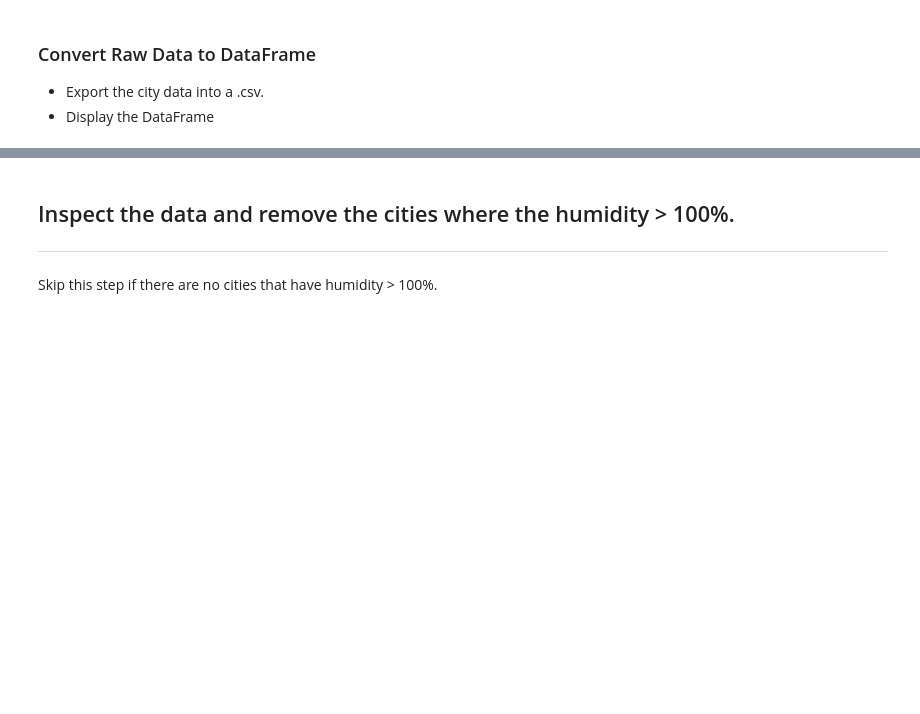
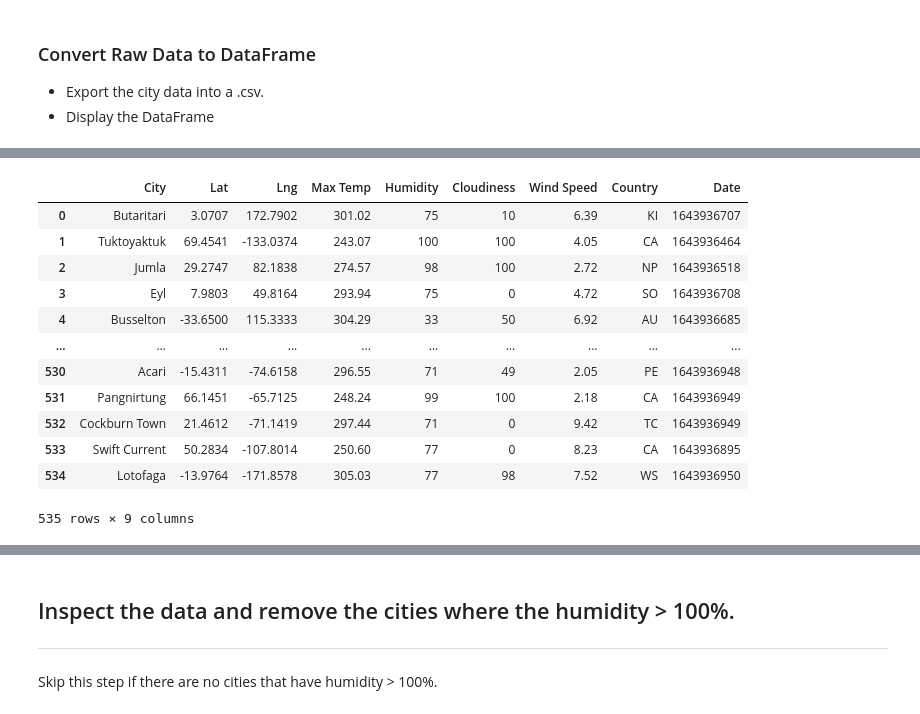
Before and after one commit to quettamar/Python-API-Challenge, a Jupyter notebook: WeatherPy.ipynb, the cells around one changed output, grey strips where cells are left out. Cells and saved outputs as stored; diff of their text form; code cells hidden in the pictures; blank space fills up the shorter version.

Commit message:
generated cities list, performed API call, set up lists and ran through loop, created dataframe,  and set up csv file.

```diff
--- a/WeatherPy.ipynb
+++ b/WeatherPy.ipynb
@@ -78,0 +59,5 @@ Data Retrieval Complete
+# %%
+url = "http://api.openweathermap.org/data/2.5/weather?"
+
+# Build query URL
+query_url = url + "appid=" + weather_api_key + "&q="
@@ -101,0 +104,30 @@ Data Retrieval Complete
+# %%
+weather_dict = {
+    "City": new_cities,
+    "Lat": lat,
+    "Lng": lng,
+    "Max Temp": temp,
+    "Humidity": humidity,
+    "Cloudiness": cloudiness,
+    "Wind Speed": wind_speed,
+    "Country": country,
+    "Date": date
+}
+weather_data = pd.DataFrame(weather_dict)
+weather_data['City'] = weather_data['City'].str.title()
+weather_data.to_csv('weather_data.csv')
+weather_data
+# %% [output]
+|  | City | Lat | Lng | Max Temp | Humidity | Cloudiness | Wind Speed | Country | Date |
+| 0 | Butaritari | 3.0707 | 172.7902 | 301.02 | 75 | 10 | 6.39 | KI | 1643936707 |
+| 1 | Tuktoyaktuk | 69.4541 | -133.0374 | 243.07 | 100 | 100 | 4.05 | CA | 1643936464 |
+| 2 | Jumla | 29.2747 | 82.1838 | 274.57 | 98 | 100 | 2.72 | NP | 1643936518 |
+| 3 | Eyl | 7.9803 | 49.8164 | 293.94 | 75 | 0 | 4.72 | SO | 1643936708 |
+| 4 | Busselton | -33.6500 | 115.3333 | 304.29 | 33 | 50 | 6.92 | AU | 1643936685 |
+| ... | ... | ... | ... | ... | ... | ... | ... | ... | ... |
+| 530 | Acari | -15.4311 | -74.6158 | 296.55 | 71 | 49 | 2.05 | PE | 1643936948 |
+| 531 | Pangnirtung | 66.1451 | -65.7125 | 248.24 | 99 | 100 | 2.18 | CA | 1643936949 |
+| 532 | Cockburn Town | 21.4612 | -71.1419 | 297.44 | 71 | 0 | 9.42 | TC | 1643936949 |
+| 533 | Swift Current | 50.2834 | -107.8014 | 250.60 | 77 | 0 | 8.23 | CA | 1643936895 |
+| 534 | Lotofaga | -13.9764 | -171.8578 | 305.03 | 77 | 98 | 7.52 | WS | 1643936950 |
+535 rows × 9 columns
```
Also changed, not shown: parts of 8 cells of this notebook, 1 other file.
